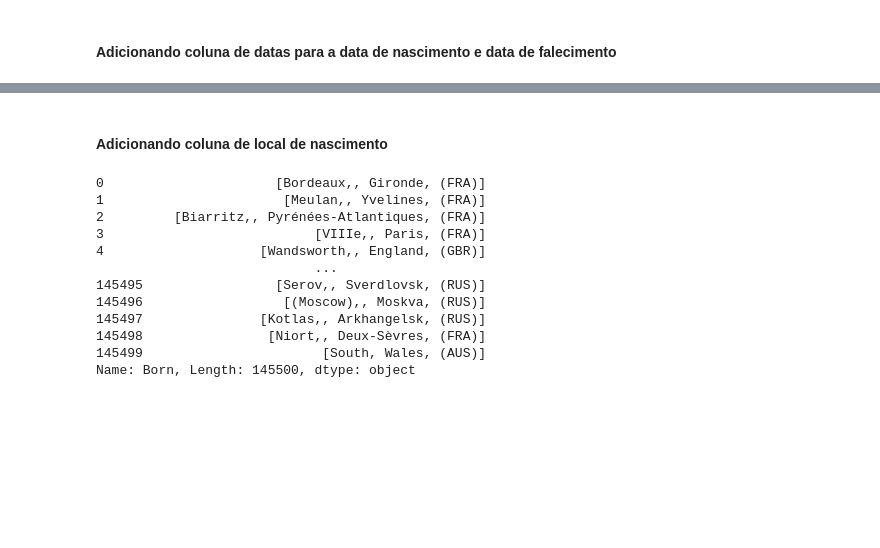
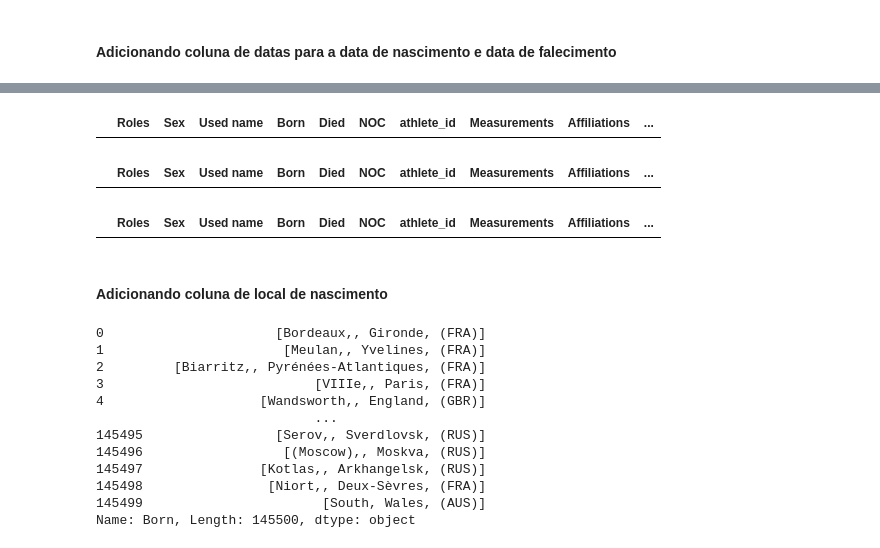
Before and after one commit to diogo-minoru/olympic_dataset, a Jupyter notebook: jupyter1.ipynb, the cells around one changed output, grey strips where cells are left out. Saved outputs shown, nothing was run; the diff lists cells and outputs as text; code cells hidden in the pictures; blank space fills up the shorter version.

```diff
--- a/jupyter1.ipynb
+++ b/jupyter1.ipynb
@@ -72,3 +101,26 @@ olympic_df.head()
+# %%
+olympic_df["weight_kg"] = np.where(olympic_df["height_cm"].str.contains("kg", na = False), olympic_df["height_cm"], olympic_df["weight_kg"])
+# %%
+olympic_df["height_cm"] = np.where(olympic_df["height_cm"].str.contains("kg", na = False), np.nan, olympic_df["height_cm"])
+# %%
+# Fazendo verificação se a alteração deu certo
+
+olympic_df[
+    olympic_df["Measurements"].notna() &
+    (olympic_df["height_cm"].str.contains("kg", na = False) |
+     olympic_df["weight_kg"].str.contains("cm", na = False))]
+# %% [output]
+|  | Roles | Sex | Used name | Born | Died | NOC | athlete_id | Measurements | Affiliations | ... |
+# %%
+# Não há registro de informações de altura na coluna "weight_kg"
+olympic_df[olympic_df["weight_kg"].str.contains("cm", na = False)]
+# %% [output]
+|  | Roles | Sex | Used name | Born | Died | NOC | athlete_id | Measurements | Affiliations | ... |
+# %%
+# Não há registro de informações de peso na coluna "height_cm"
+olympic_df[olympic_df["height_cm"].str.contains("kg", na = False)]
+# %% [output]
+|  | Roles | Sex | Used name | Born | Died | NOC | athlete_id | Measurements | Affiliations | ... |
 # %% [markdown]
 #### Adicionando coluna de local de nascimento
 # %%
```
Also changed, not shown: parts of 8 cells of this notebook.
